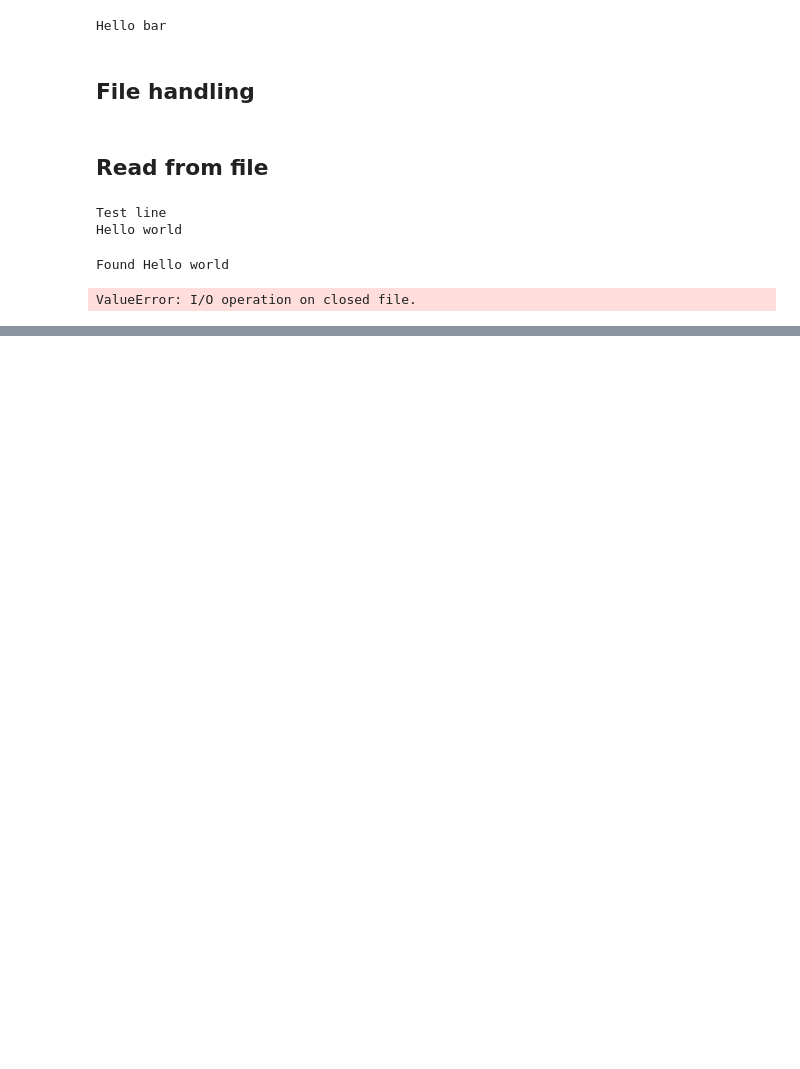
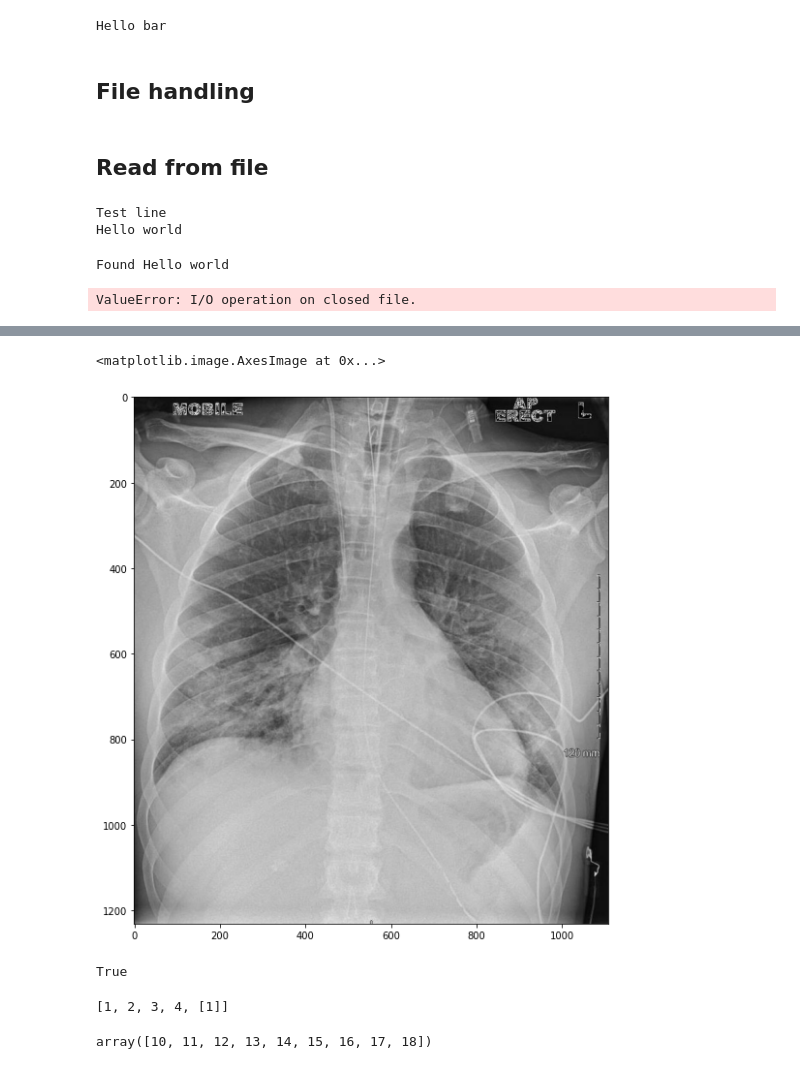
Before and after one commit to P-Fagerstrom/python_programmering, a Jupyter notebook: Lecture07/Python_Lecture07_demo.ipynb, the cells around one changed output, grey strips where cells are left out. Drawn from its saved outputs; the diff is of its cells as text; code cells hidden in the pictures; blank space fills up the shorter version.

```diff
--- a/Lecture07/Python_Lecture07_demo.ipynb
+++ b/Lecture07/Python_Lecture07_demo.ipynb
@@ -68,0 +168,19 @@ ValueError: I/O operation on closed file.
+# %%
+plt.figure(figsize=(10,10))
+plt.imshow(img)
+# We can see some changes in the image, especially if we look at the text at the top
+# %% [output]
+<matplotlib.image.AxesImage at 0x...>
+[figure, added]
+# %%
+# now we want to save this new image in the folder named "files" - how could we do that?
+# we can use the same library as when we read the file, but instead call the method imwrite():
+cv2.imwrite("files/COVID-00003+5.jpg", img)
+# %% [output]
+True
+# %%
+l = [1,2,3,4]
+l.append([1])
+l
+# %% [output]
+[1, 2, 3, 4, [1]]
@@ -68,0 +190,4 @@ ValueError: I/O operation on closed file.
+# %%
+x_axis
+# %% [output]
+array([10, 11, 12, 13, 14, 15, 16, 17, 18])
```
Also changed, not shown: parts of 14 cells of this notebook, 7 other files.
